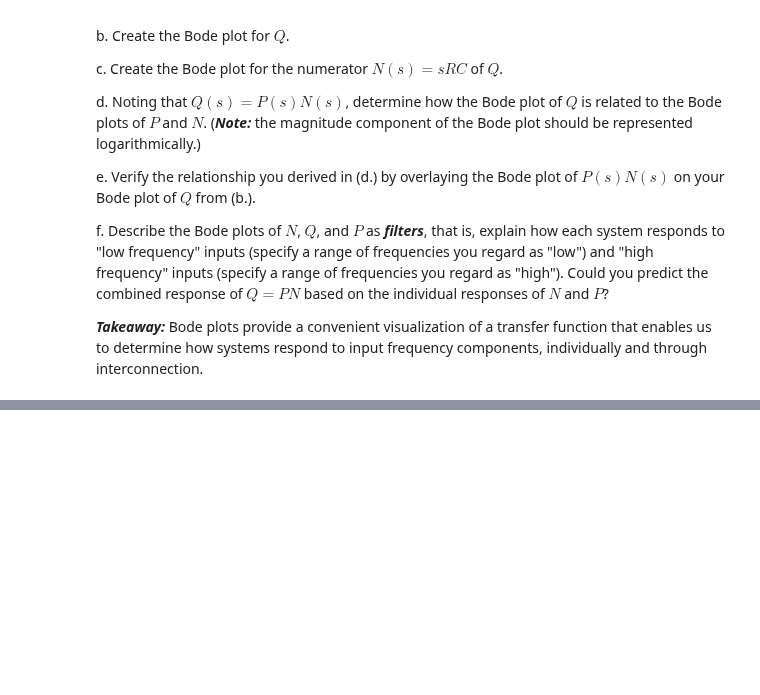
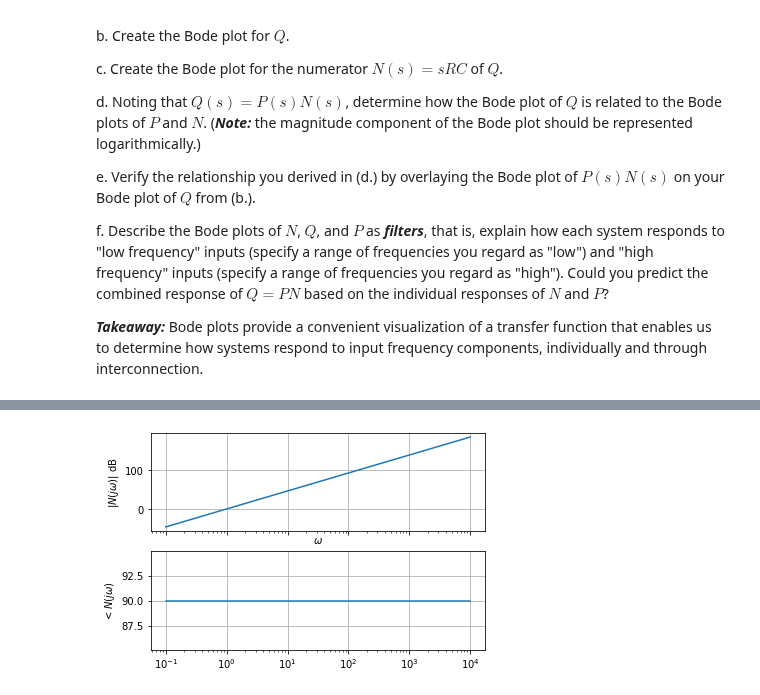
Before and after one commit to JGSuw/ee447_hw_solutions_public, a Jupyter notebook: 447_hw7_solution.ipynb, the cells around one changed output, grey strips where cells are left out. Saved outputs shown, nothing was run; the diff lists cells and outputs as text; code cells hidden in the pictures; blank space fills up the shorter version.

```diff
--- a/447_hw7_solution.ipynb
+++ b/447_hw7_solution.ipynb
@@ -439,0 +498,26 @@ f. Describe the Bode plots of $N$, $Q$, and $P$ as ***filters***, that is, expla
+# %%
+# code for part c
+import numpy as np
+%matplotlib inline
+from matplotlib import pyplot as plt
+
+omega = np.logspace(-1,4,100) # goes from 1e-1 to 1e4
+s = 1j*omega
+mag = 20*np.log(np.abs(s))
+phase = np.angle(s)*180./np.pi
+
+fig,ax = plt.subplots(2,1,sharex=True)
+
+# plot magnitude
+ax[0].semilogx(omega, mag)
+ax[0].set_ylabel(r'$|N(j\omega)|$ dB')
+ax[0].set_xlabel(r'$\omega$')
+ax[0].grid()
+
+# plot phase
+ax[1].semilogx(omega, phase)
+ax[1].set_ylabel(r'$<N(j\omega)$')
+ax[0].set_xlabel(r'$\omega$')
+ax[1].grid()
+# %% [output]
+[figure, added]
```
Also changed, not shown: parts of 3 cells of this notebook.
